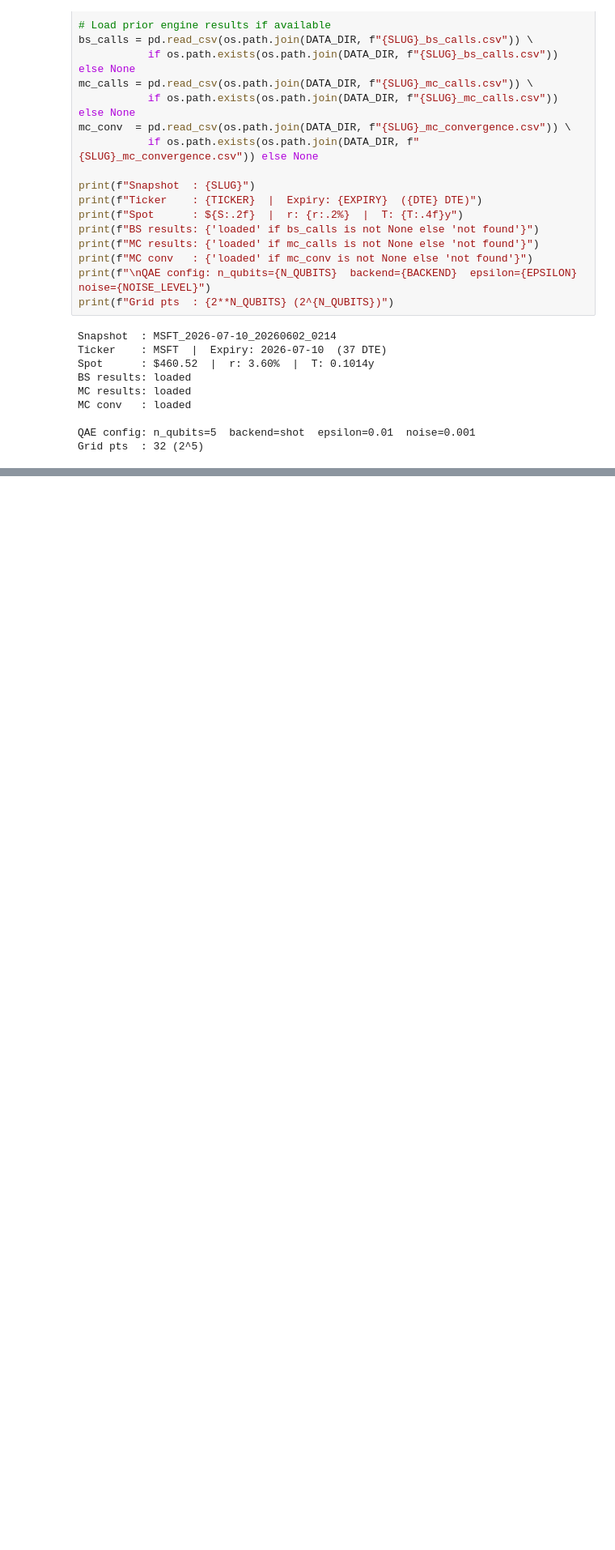
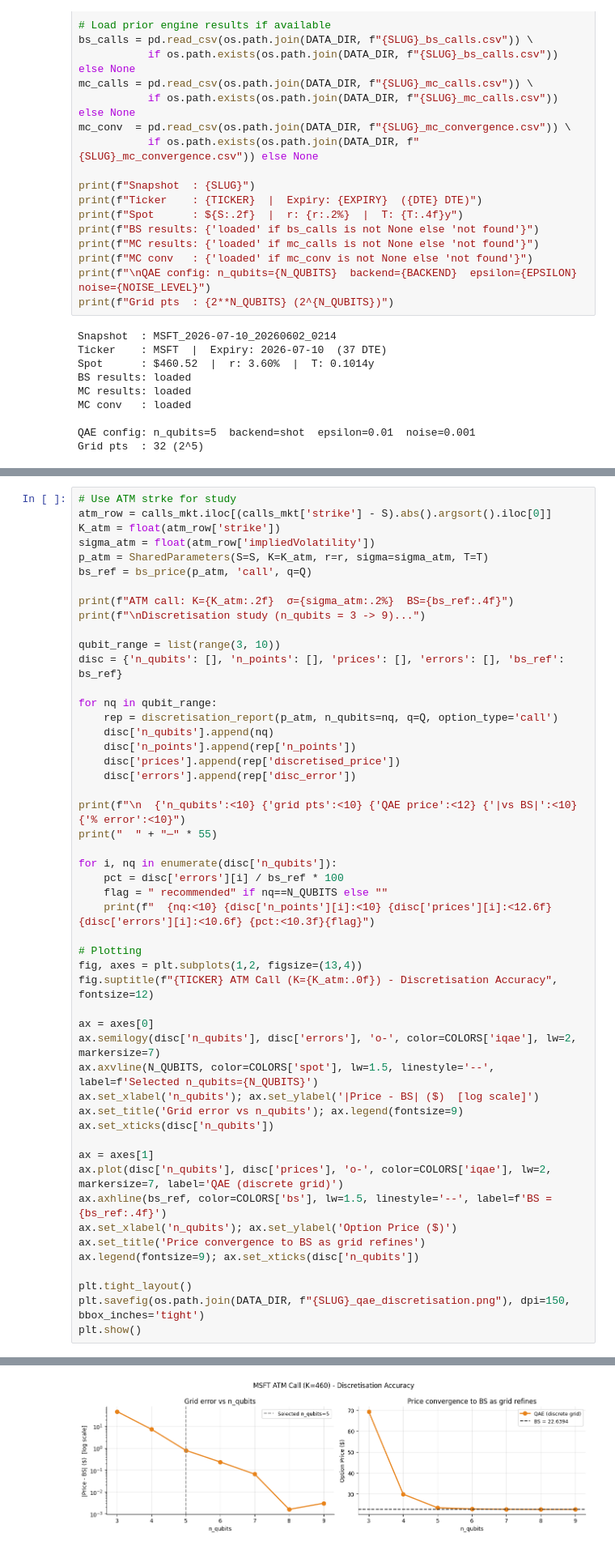
Before and after one commit to Alankrit01/Quantum-Options-Pricing, a Jupyter notebook: QAE.ipynb, the cells around one changed output, grey strips where cells are left out. Shown at 81% size. Cells and saved outputs as stored; diff of their text form; blank space fills up the shorter version.

Commit message:
Added discretisation study to understand ATM accuracy

```diff
--- a/QAE.ipynb
+++ b/QAE.ipynb
@@ -181,0 +186,51 @@ Grid pts  : 32 (2^5)
+# %%
+# Use ATM strke for study
+atm_row = calls_mkt.iloc[(calls_mkt['strike'] - S).abs().argsort().iloc[0]]
+K_atm = float(atm_row['strike'])
+sigma_atm = float(atm_row['impliedVolatility'])
+p_atm = SharedParameters(S=S, K=K_atm, r=r, sigma=sigma_atm, T=T)
+bs_ref = bs_price(p_atm, 'call', q=Q)
+
+print(f"ATM call: K={K_atm:.2f}  σ={sigma_atm:.2%}  BS={bs_ref:.4f}")
+print(f"\nDiscretisation study (n_qubits = 3 -> 9)...")
+
+qubit_range = list(range(3, 10))
+disc = {'n_qubits': [], 'n_points': [], 'prices': [], 'errors': [], 'bs_ref': bs_ref}
+
+for nq in qubit_range:
+    rep = discretisation_report(p_atm, n_qubits=nq, q=Q, option_type='call')
+    disc['n_qubits'].append(nq)
+    disc['n_points'].append(rep['n_points'])
+    disc['prices'].append(rep['discretised_price'])
+    disc['errors'].append(rep['disc_error'])
+
+print(f"\n  {'n_qubits':<10} {'grid pts':<10} {'QAE price':<12} {'|vs BS|':<10} {'% error':<10}")
+print("  " + "─" * 55)
+
+for i, nq in enumerate(disc['n_qubits']):
+    pct = disc['errors'][i] / bs_ref * 100
+    flag = " recommended" if nq==N_QUBITS else ""
+    print(f"  {nq:<10} {disc['n_points'][i]:<10} {disc['prices'][i]:<12.6f} {disc['errors'][i]:<10.6f} {pct:<10.3f}{flag}")
+
+# Plotting
+fig, axes = plt.subplots(1,2, figsize=(13,4))
+fig.suptitle(f"{TICKER} ATM Call (K={K_atm:.0f}) - Discretisation Accuracy", fontsize=12)
+
+ax = axes[0]
+ax.semilogy(disc['n_qubits'], disc['errors'], 'o-', color=COLORS['iqae'], lw=2, markersize=7)
+ax.axvline(N_QUBITS, color=COLORS['spot'], lw=1.5, linestyle='--', label=f'Selected n_qubits={N_QUBITS}')
+ax.set_xlabel('n_qubits'); ax.set_ylabel('|Price - BS| ($)  [log scale]')
+ax.set_title('Grid error vs n_qubits'); ax.legend(fontsize=9)
+ax.set_xticks(disc['n_qubits'])
+
+ax = axes[1]
+ax.plot(disc['n_qubits'], disc['prices'], 'o-', color=COLORS['iqae'], lw=2, markersize=7, label='QAE (discrete grid)')
+ax.axhline(bs_ref, color=COLORS['bs'], lw=1.5, linestyle='--', label=f'BS = {bs_ref:.4f}')
+ax.set_xlabel('n_qubits'); ax.set_ylabel('Option Price ($)')
+ax.set_title('Price convergence to BS as grid refines')
+ax.legend(fontsize=9); ax.set_xticks(disc['n_qubits'])
+
+plt.tight_layout()
+plt.savefig(os.path.join(DATA_DIR, f"{SLUG}_qae_discretisation.png"), dpi=150, bbox_inches='tight')
+plt.show()
+# %% [output]
@@ -181,0 +250 @@ Grid pts  : 32 (2^5)
+[figure, added]
```
Also changed, not shown: parts of 2 cells of this notebook.
